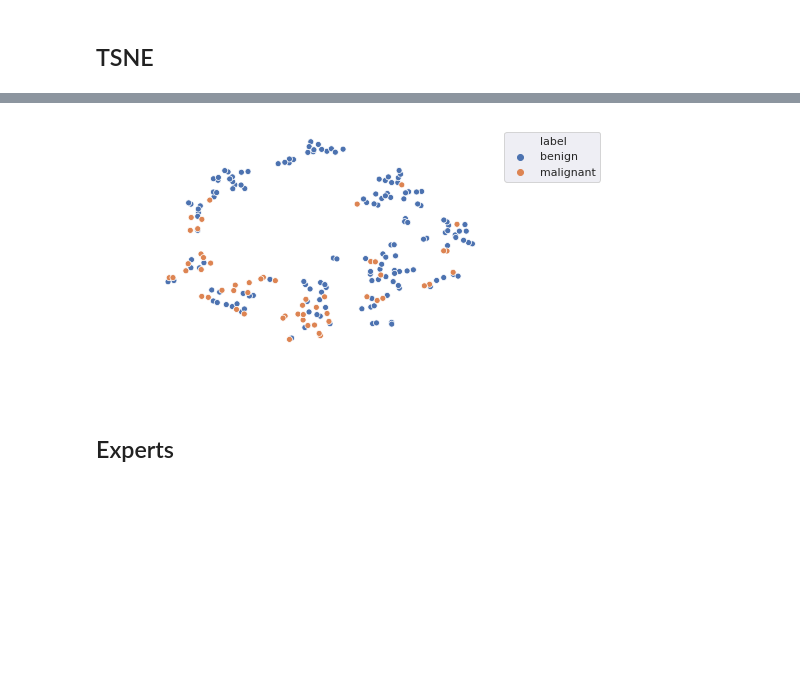
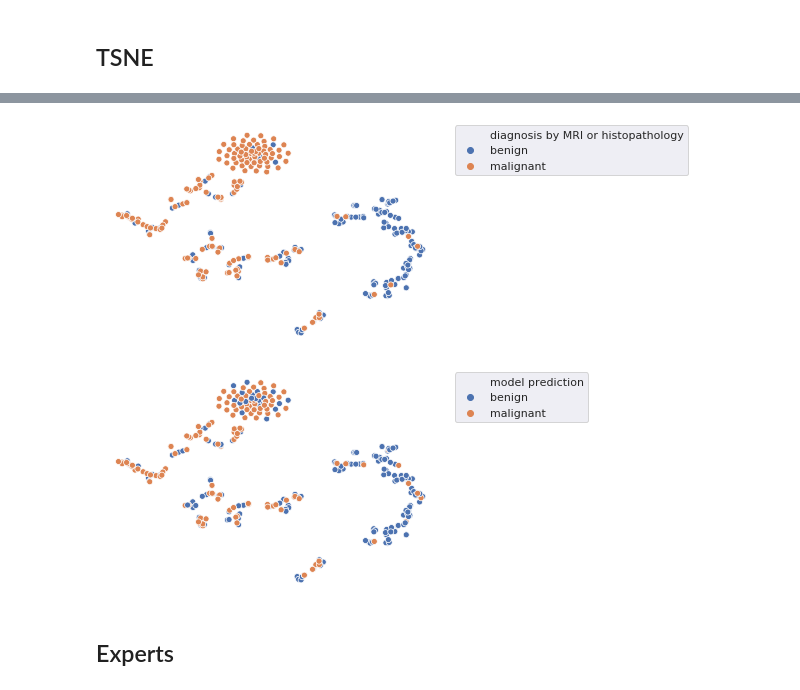
Before and after one commit to intrepidlemon/deep-ultrasound, a Jupyter notebook: evaluate-free-uncertain.ipynb, the cells around one changed output, grey strips where cells are left out. Drawn from its saved outputs; the diff is of its cells as text; code cells hidden in the pictures; blank space fills up the shorter version.

```diff
--- a/evaluate-free-uncertain.ipynb
+++ b/evaluate-free-uncertain.ipynb
@@ -64,3 +47,3 @@ category: C4
 # %%
-train, validation, _ = data(shuffle_train=False, validation_dir=VALIDATION, train_dir=TRAIN)
+train, validation, test = data(shuffle_train=False, validation_dir=VALIDATION, train_dir=TRAIN)
 # %% [output]
@@ -143,8 +155,11 @@ F1 score: 0.6956521739130435
 # %% [markdown]
 ## TSNE
 # %%
-malignancy, modality, category = all_features(features=FEATURES)
+diagnosis, malignancy, evidence = all_features(features=FEATURES)
 # %%
 tsne_dataset = train
+# %%
+train_results = get_results(model, train)
+train_predictions = ["malignant" if t else "benign" for t in transform_binary_predictions(train_results)]
 # %%
-tsne_labels = [malignancy.get(accession_from_filename(f), "unknown") for f in tsne_dataset.filenames]
+tsne_labels = [[malignancy.get(accession_from_filename(f), "unknown") for f in tsne_dataset.filenames], train_predictions]
@@ -151,7 +186,9 @@ tsne_labels = [malignancy.get(accession_from_filename(f), "unknown") for f in ts
 # %%
-fig = plot_tsne(model, "dense_5", tsne_dataset, tsne_labels, perplexity=5)
-fig.savefig("figures/{}-tsne.svg".format(PARAMETERS_ID), bbox_inches = "tight")
+fig = plot_tsne(model, "dense_5", tsne_dataset, tsne_labels, perplexity=5, fieldnames=["diagnosis by MRI or histopathology", "model prediction"])
+fig[0].savefig("figures/label-{}-tsne.svg".format(PARAMETERS_ID), bbox_inches = "tight")
+fig[1].savefig("figures/model-{}-tsne.svg".format(PARAMETERS_ID), bbox_inches = "tight")
 # %% [output]
-[figure, old version]
+[figure, new version]
+[figure, added]
 # %% [markdown]
 ## Experts
```
Also changed, not shown: parts of 29 cells of this notebook, 12 other files.
